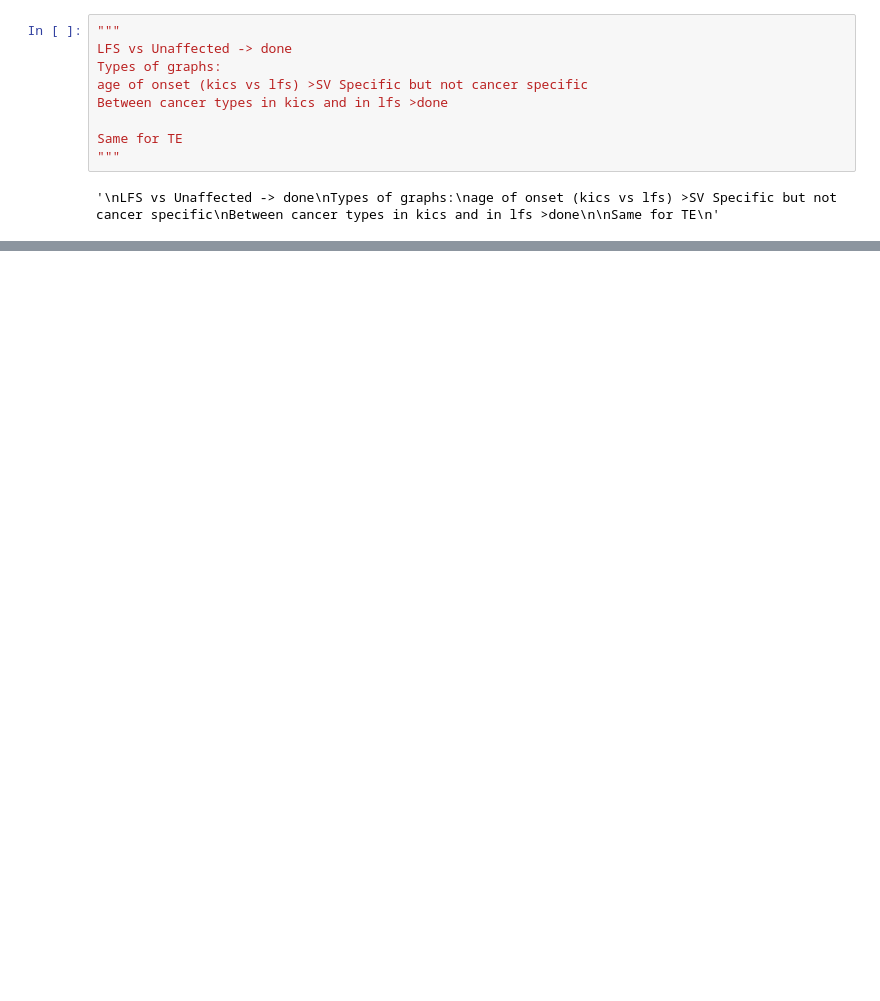
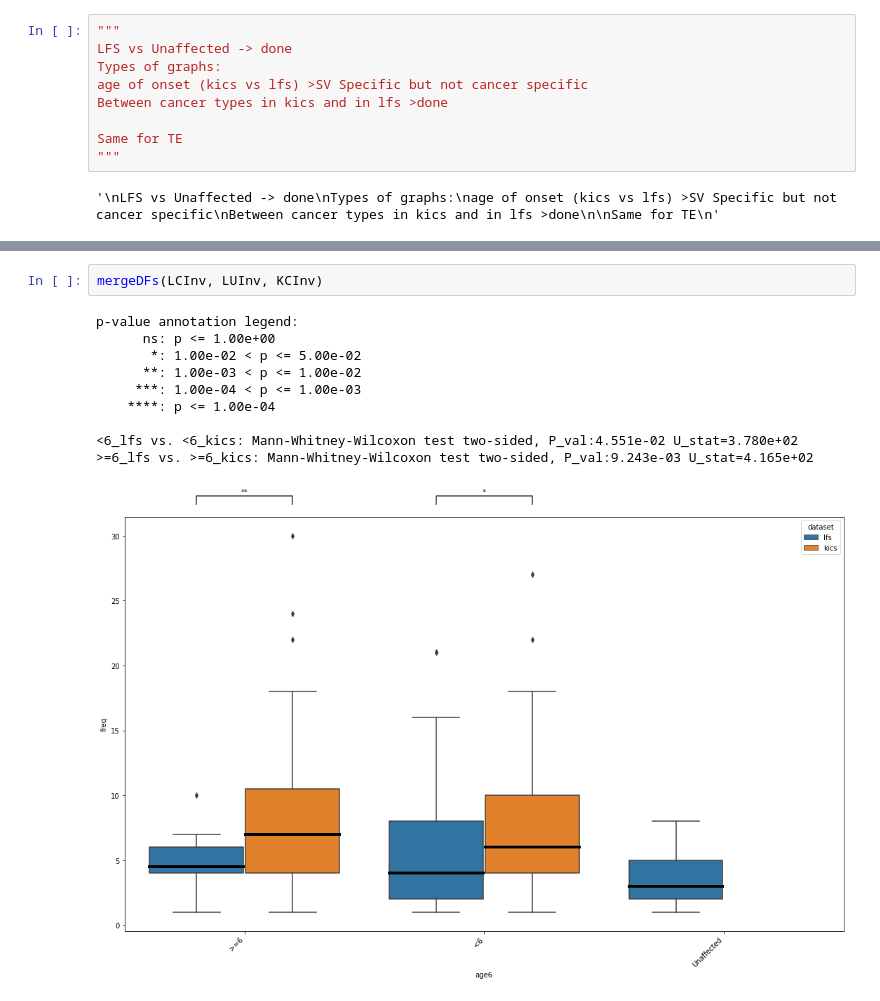
Before and after one commit to vsubasri/Transposable-Elements, a Jupyter notebook: Analysis/Cancer Graphs.ipynb, the cells around one changed output, grey strips where cells are left out. Drawn from its saved outputs; the diff is of its cells as text; blank space fills up the shorter version.

```diff
--- a/Analysis/Cancer Graphs.ipynb
+++ b/Analysis/Cancer Graphs.ipynb
@@ -902,0 +952,13 @@ print(bigLDf)
+# %%
+mergeDFs(LCInv, LUInv, KCInv)
+# %% [output]
+p-value annotation legend:
+      ns: p <= 1.00e+00
+       *: 1.00e-02 < p <= 5.00e-02
+      **: 1.00e-03 < p <= 1.00e-02
+     ***: 1.00e-04 < p <= 1.00e-03
+    ****: p <= 1.00e-04
+
+<6_lfs vs. <6_kics: Mann-Whitney-Wilcoxon test two-sided, P_val:4.551e-02 U_stat=3.780e+02
+>=6_lfs vs. >=6_kics: Mann-Whitney-Wilcoxon test two-sided, P_val:9.243e-03 U_stat=4.165e+02
+[figure, added]
```
Also changed, not shown: parts of 62 cells of this notebook, 1 other file.
